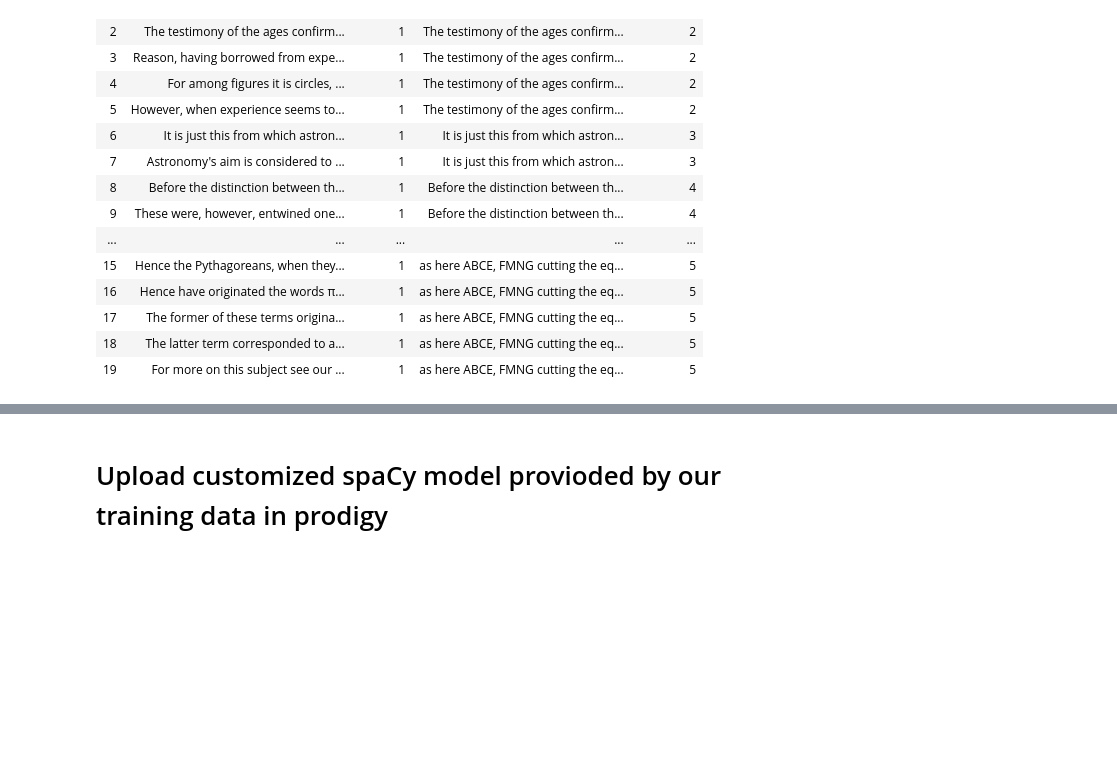
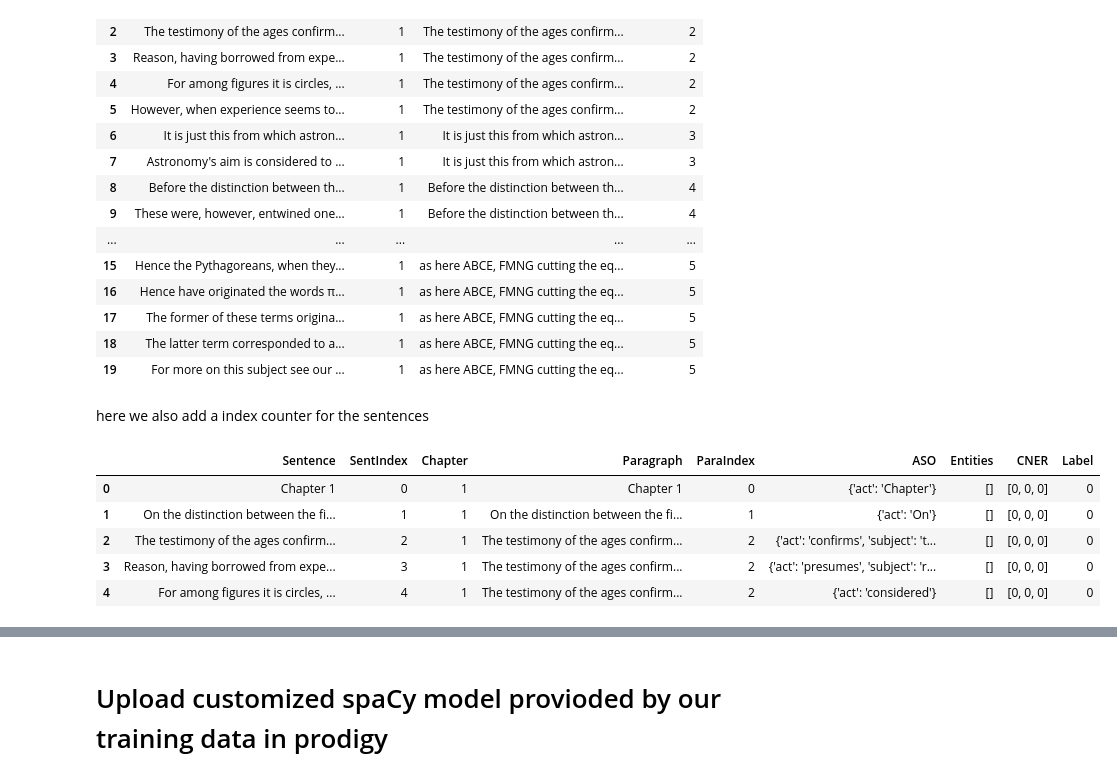
Before and after one commit to myeghaneh/BZML, a Jupyter notebook: BZML_OCT/notebooks/13_02_Coll_updated_Observation_Sents.ipynb, the cells around one changed output, grey strips where cells are left out. Cells and saved outputs as stored; diff of their text form; code cells hidden in the pictures; blank space fills up the shorter version.

```diff
--- a/BZML_OCT/notebooks/13_02_Coll_updated_Observation_Sents.ipynb
+++ b/BZML_OCT/notebooks/13_02_Coll_updated_Observation_Sents.ipynb
@@ -115,3 +113,5 @@ df.head(20)
 | 17 | The former of these terms origina... | 1 | as here ABCE, FMNG cutting the eq... | 5 |
 | 18 | The latter term corresponded to a... | 1 | as here ABCE, FMNG cutting the eq... | 5 |
 | 19 | For more on this subject see our ... | 1 | as here ABCE, FMNG cutting the eq... | 5 |
+# %% [markdown]
+here we also add a index counter for the sentences
@@ -117,0 +120,9 @@ df.head(20)
+# %%
+df.head()
+# %% [output]
+|  | Sentence | SentIndex | Chapter | Paragraph | ParaIndex | ASO | Entities | CNER | Label |
+| 0 | Chapter 1 | 0 | 1 | Chapter 1 | 0 | {'act': 'Chapter'} | [] | [0, 0, 0] | 0 |
+| 1 | On the distinction between the fi... | 1 | 1 | On the distinction between the fi... | 1 | {'act': 'On'} | [] | [0, 0, 0] | 0 |
+| 2 | The testimony of the ages confirm... | 2 | 1 | The testimony of the ages confirm... | 2 | {'act': 'confirms', 'subject': 't... | [] | [0, 0, 0] | 0 |
+| 3 | Reason, having borrowed from expe... | 3 | 1 | The testimony of the ages confirm... | 2 | {'act': 'presumes', 'subject': 'r... | [] | [0, 0, 0] | 0 |
+| 4 | For among figures it is circles, ... | 4 | 1 | The testimony of the ages confirm... | 2 | {'act': 'considered'} | [] | [0, 0, 0] | 0 |
```
Also changed, not shown: parts of 16 cells of this notebook, 16 other files.
